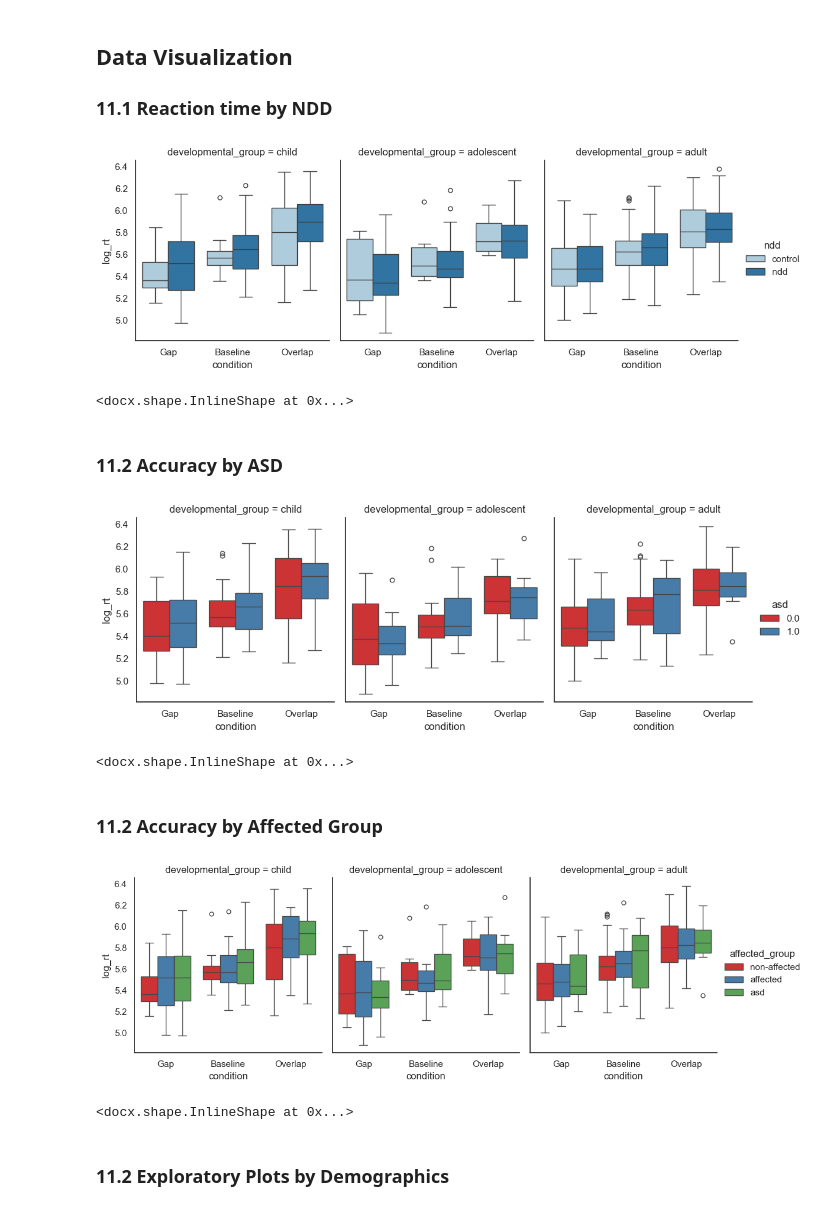
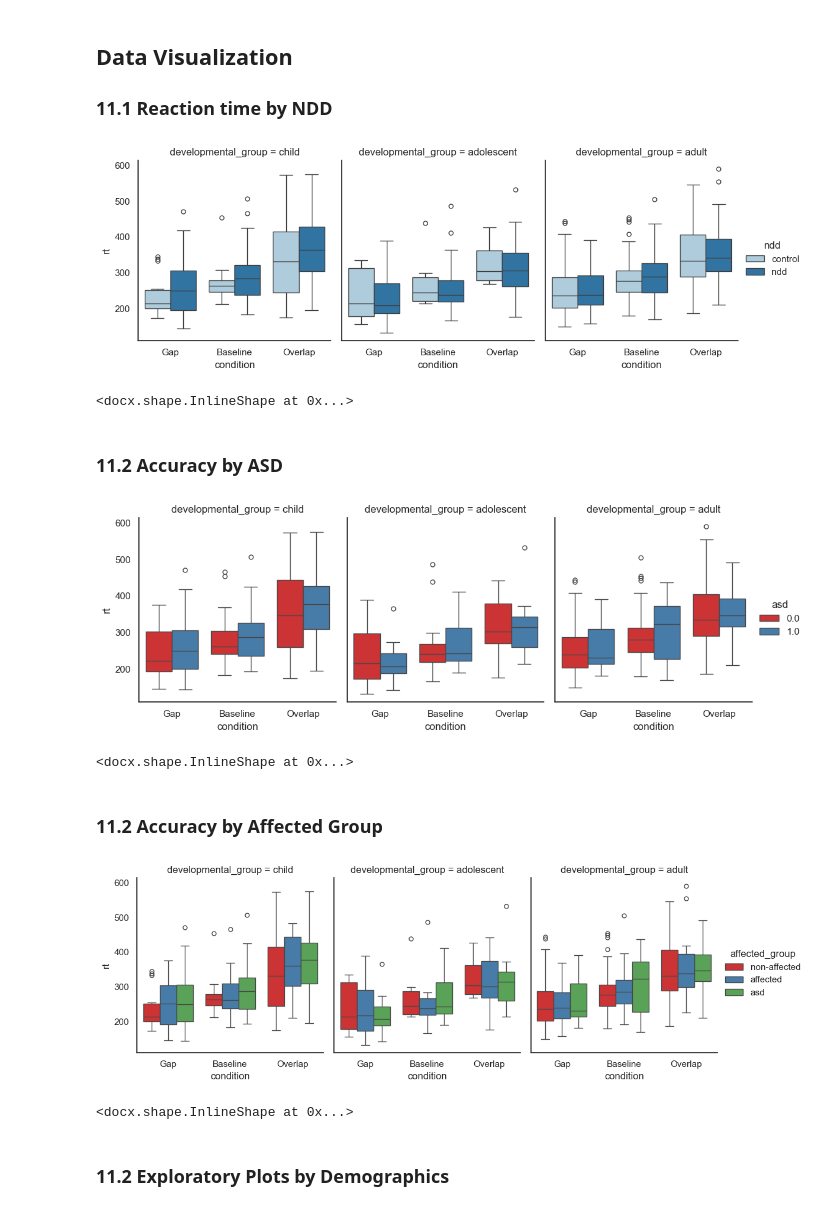
Before and after one commit to gabrielblancogomez/q1k_neurosubs, a Jupyter notebook: code/et/4_gap_reaction_time_analysis.ipynb, the cells around one changed output. Drawn from its saved outputs; the diff is of its cells as text; code cells hidden in the pictures.

```diff
--- a/code/et/4_gap_reaction_time_analysis.ipynb
+++ b/code/et/4_gap_reaction_time_analysis.ipynb
@@ -995,7 +995,7 @@ posthoc_result
 g = sns.catplot(
     data=go_grouped,
     x="condition",
-    y="log_rt",
+    y="rt",
     col="developmental_group",        # facet by age group (child/adolescent/adult)
     col_order=["child", "adolescent", "adult"],  # specify panel order
     kind="box",
@@ -1024,42 +1024,42 @@ doc.add_heading('Reaction Time figure ', level=4)
 doc.add_picture(f"C:/Users/gabot/OneDrive - McGill University/Desktop/github_repos/q1k_neurosubs/figures/supplementary/rt/5_reaction_time_by_NDD_conditions.png",
                 width=docx.shared.Inches(6), height=docx.shared.Inches(4))
 # %% [output]
-[figure, old version]
+[figure, new version]
 <docx.shape.InlineShape at 0x...>
 # %% [markdown]
 ### 11.2 Accuracy by ASD
 # %%
 # Faceted boxplot using catplot to show ASD differences within each developmental_group
 g = sns.catplot(
     data=go_grouped,
     x="condition",
-    y="log_rt",
+    y="rt",
     col="developmental_group",        # facet by age group (child/adolescent/adult)
     col_order=["child", "adolescent", "adult"],  # specify panel order
     kind="box",
     hue="asd",                        # show ASD vs control within each facet
     palette="Set1",
     height=4,
     aspect=0.9,
     sharey=True,
     dodge=True,
     legend=True                      # disable automatic legend to avoid duplicates
 )
 
 
 
 # Save figure
 save_path = r"C:/Users/gabot/OneDrive - McGill University/Desktop/github_repos/q1k_neurosubs/figures/supplementary/rt/6_reaction_time_by_ASD_conditions_by_devgroup.png"
 g.savefig(save_path, dpi=300, bbox_inches='tight')
 
 plt.show()
 
 # Add the figure to the document
 doc.add_heading('Reaction Time figure ', level=4)
 
 doc.add_picture(save_path, width=docx.shared.Inches(9), height=docx.shared.Inches(4))
 # %% [output]
-[figure, old version]
+[figure, new version]
 <docx.shape.InlineShape at 0x...>
 # %% [markdown]
 ### 11.2 Accuracy by Affected Group
@@ -1068,7 +1068,7 @@ doc.add_picture(save_path, width=docx.shared.Inches(9), height=docx.shared.Inche
 g = sns.catplot(
     data=go_grouped,
     x="condition",
-    y="log_rt",
+    y="rt",
     col="developmental_group",        # facet by age group (child/adolescent/adult)
     col_order=["child", "adolescent", "adult"],  # specify panel order
     kind="box",
@@ -1094,7 +1094,7 @@ doc.add_heading('Accuracy figure ', level=4)
 
 doc.add_picture(save_path, width=docx.shared.Inches(9), height=docx.shared.Inches(4))
 # %% [output]
-[figure, old version]
+[figure, new version]
 <docx.shape.InlineShape at 0x...>
 # %% [markdown]
 ### 11.2 Exploratory Plots by Demographics
```
Also changed, not shown: parts of 8 cells of this notebook.
